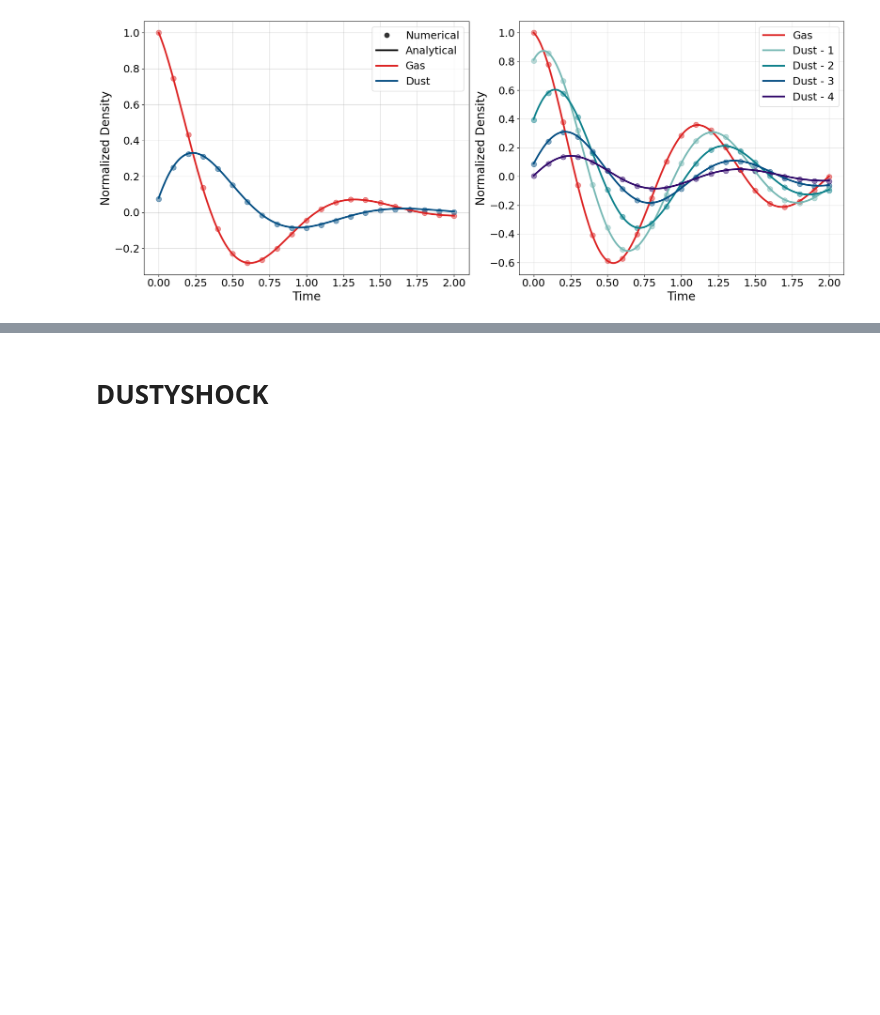
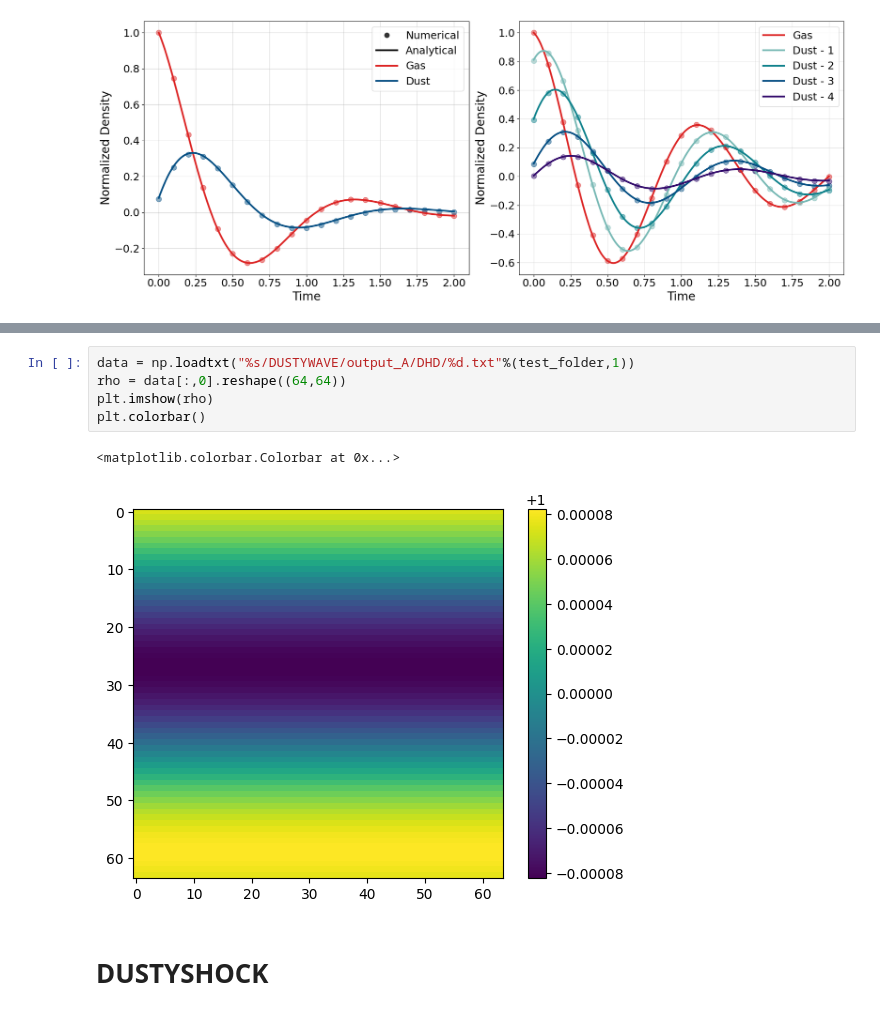
Before and after one commit to Giovanni-Tedeschi/pigpen, a Jupyter notebook: tests.ipynb, the cells around one changed output, grey strips where cells are left out. Saved outputs shown, nothing was run; the diff lists cells and outputs as text; blank space fills up the shorter version.

```diff
--- a/tests.ipynb
+++ b/tests.ipynb
@@ -280,3 +377,11 @@ fig.tight_layout()
+# %%
+data = np.loadtxt("%s/DUSTYWAVE/output_A/DHD/%d.txt"%(test_folder,1))
+rho = data[:,0].reshape((64,64))
+plt.imshow(rho)
+plt.colorbar()
+# %% [output]
+<matplotlib.colorbar.Colorbar at 0x...>
+[figure, added]
 # %% [markdown]
 # DUSTYSHOCK
 # %%
```
Also changed, not shown: parts of 8 cells of this notebook, 14 other files.
